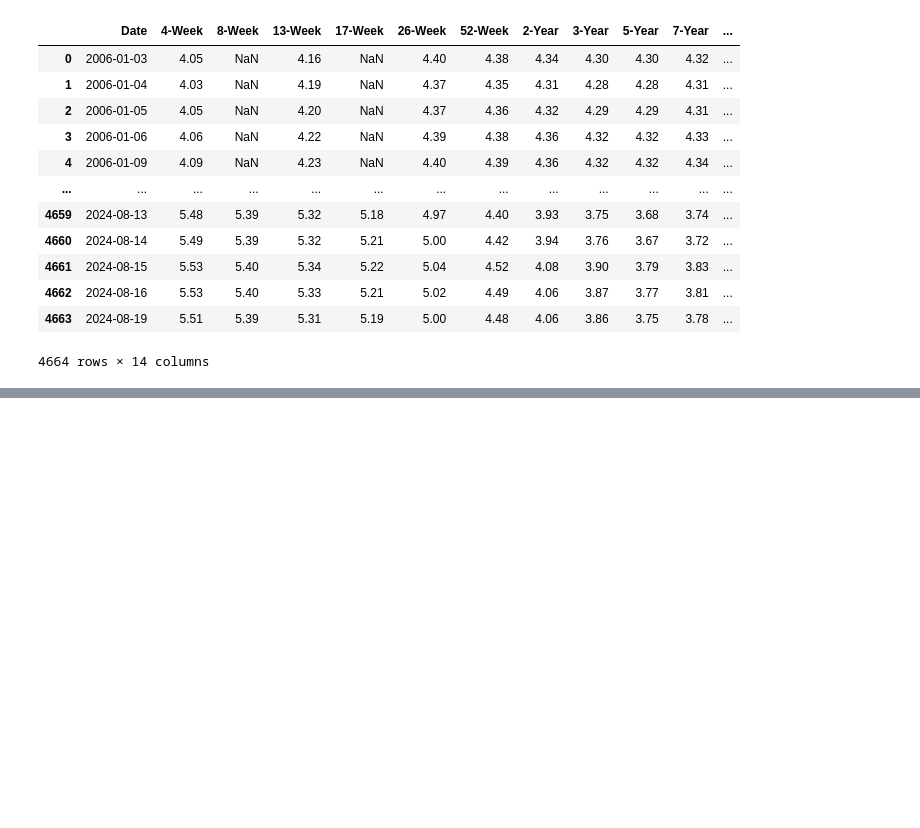
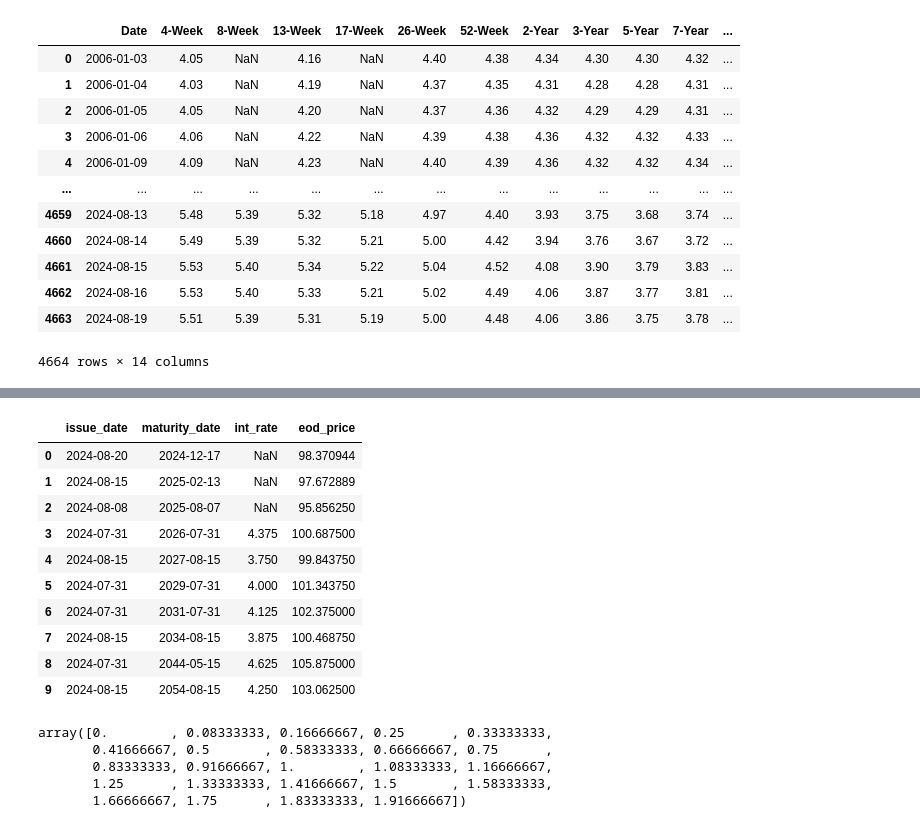
Before and after one commit to cleeclee123/Curvy-CUSIPs, a Jupyter notebook: temp.ipynb, the cells around one changed output, grey strips where cells are left out. Cells and saved outputs as stored; diff of their text form; code cells hidden in the pictures; blank space fills up the shorter version.

```diff
--- a/temp.ipynb
+++ b/temp.ipynb
@@ -186,0 +191,26 @@ df
+# %%
+filtered_cs_df = cs_df[(cs_df["rank"] == 0)]
+# filtered_cs_df = cs_df[(cs_df["rank"] == 0)]
+filtered_cs_df = filtered_cs_df[["issue_date", "maturity_date", "int_rate", "eod_price"]]
+filtered_cs_df = filtered_cs_df.reset_index(drop=True)
+filtered_cs_df
+# %% [output]
+|  | issue_date | maturity_date | int_rate | eod_price |
+| 0 | 2024-08-20 | 2024-12-17 | NaN | 98.370944 |
+| 1 | 2024-08-15 | 2025-02-13 | NaN | 97.672889 |
+| 2 | 2024-08-08 | 2025-08-07 | NaN | 95.856250 |
+| 3 | 2024-07-31 | 2026-07-31 | 4.375 | 100.687500 |
+| 4 | 2024-08-15 | 2027-08-15 | 3.750 | 99.843750 |
+| 5 | 2024-07-31 | 2029-07-31 | 4.000 | 101.343750 |
+| 6 | 2024-07-31 | 2031-07-31 | 4.125 | 102.375000 |
+| 7 | 2024-08-15 | 2034-08-15 | 3.875 | 100.468750 |
+| 8 | 2024-07-31 | 2044-05-15 | 4.625 | 105.875000 |
+| 9 | 2024-08-15 | 2054-08-15 | 4.250 | 103.062500 |
+# %%
+np.arange(0, 2, 1/12)
+# %% [output]
+array([0.        , 0.08333333, 0.16666667, 0.25      , 0.33333333,
+       0.41666667, 0.5       , 0.58333333, 0.66666667, 0.75      ,
+       0.83333333, 0.91666667, 1.        , 1.08333333, 1.16666667,
+       1.25      , 1.33333333, 1.41666667, 1.5       , 1.58333333,
+       1.66666667, 1.75      , 1.83333333, 1.91666667])
```
Also changed, not shown: parts of 9 cells of this notebook, 6 other files.
